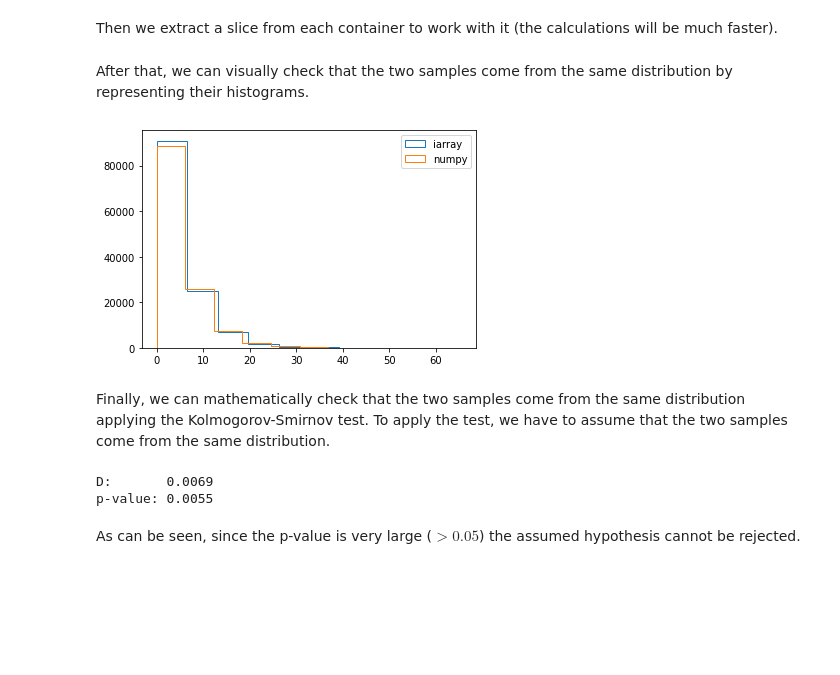
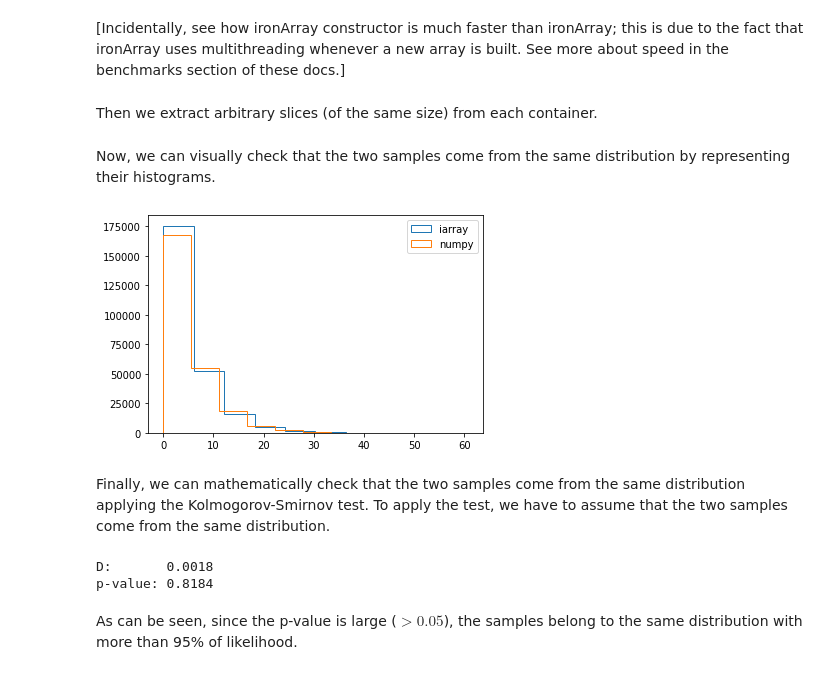
Before and after one commit to FrancescAlted/-iron-array-notebooks, a Jupyter notebook: tutorials/04.Statistical_distributions.ipynb, the cells around one changed output. Cells and saved outputs as stored; diff of their text form; code cells hidden in the pictures; blank space fills up the shorter version.

Commit message:
Some correction on tutorials and bench

```diff
--- a/tutorials/04.Statistical_distributions.ipynb
+++ b/tutorials/04.Statistical_distributions.ipynb
@@ -23,0 +19,3 @@ x = ia.random.exponential((5000, 10000), 5, dtype=np.float64, cfg=cfg)
+# %%
+%%time
+x = ia.random.exponential((5000, 10000), 5)
@@ -31,24 +35,22 @@ y = np.random.exponential(5, 5000 * 10000).reshape(5000, 10000)
-# %% [markdown]
-Then we extract a slice from each container to work with it (the calculations
-will be much faster).
+# %% [markdown]
+[Incidentally, see how ironArray constructor is much faster than ironArray; this is due to the fact that ironArray uses multithreading whenever a new array is built.  See more about speed in the benchmarks section of these docs.]
+# %% [markdown]
+Then we extract arbitrary slices (of the same size) from each container.
 # %%
-x2 = ia.iarray2numpy( x[:500, 1000:1250]).flatten()
-y2 = y[1000:1500, 3000:3250].flatten()
+x2 = x[:500, 1000:1500].data.flatten()
+y2 = y[1000:1500, 3000:3500].flatten()
 # %% [markdown]
-After that, we can visually check that the two samples come from the same distribution
-by representing their histograms.
+Now, we can visually check that the two samples come from the same distribution by representing their histograms.
 # %%
 import matplotlib.pyplot as plt
 
-
-_, _, _ = plt.hist(x2, histtype='step', label="iarray")
-_, _, _ = plt.hist(y2, histtype='step', label="numpy")
+plt.hist(x2, histtype='step', label="iarray")
+plt.hist(y2, histtype='step', label="numpy")
 
 plt.legend()
-
 plt.show()
 # %% [output]
-[figure, old version]
+[figure, new version]
 # %% [markdown]
 Finally, we can mathematically check that the two samples come from the same distribution
 applying the Kolmogorov-Smirnov test. To apply the test, we have to assume that the two samples come
@@ -62,7 +64,7 @@ statistic, pvalue = kstest(x2, y2)
 print(f"D:       {statistic:.4f}")
 print(f"p-value: {pvalue:.4f}")
 # %% [output]
-D:       0.0069
-p-value: 0.0055
+D:       0.0018
+p-value: 0.8184
 # %% [markdown]
-As can be seen, since the p-value is very large ($>0.05$) the assumed hypothesis cannot be rejected.
+As can be seen, since the p-value is large ($>0.05$), the samples belong to the same distribution with more than 95% of likelihood.
```
Also changed, not shown: parts of 6 cells of this notebook, 13 other files.
